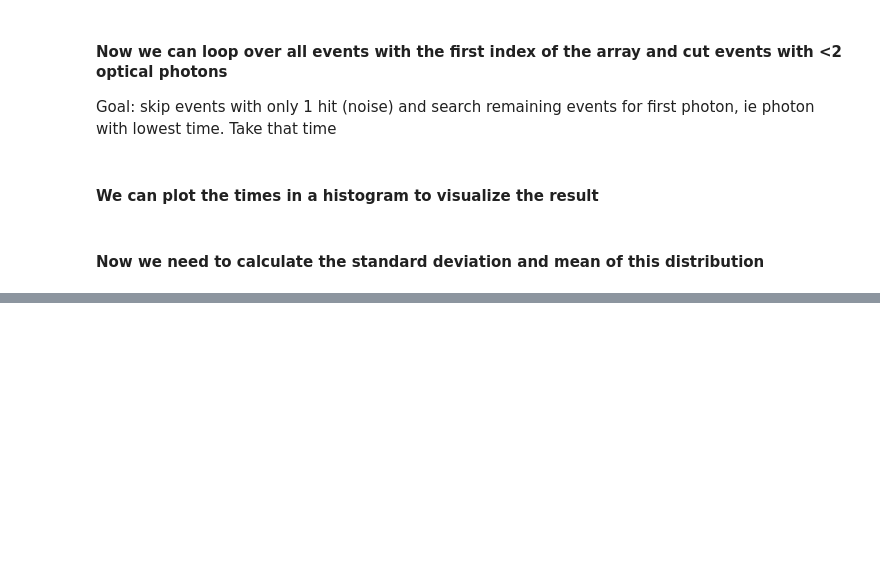
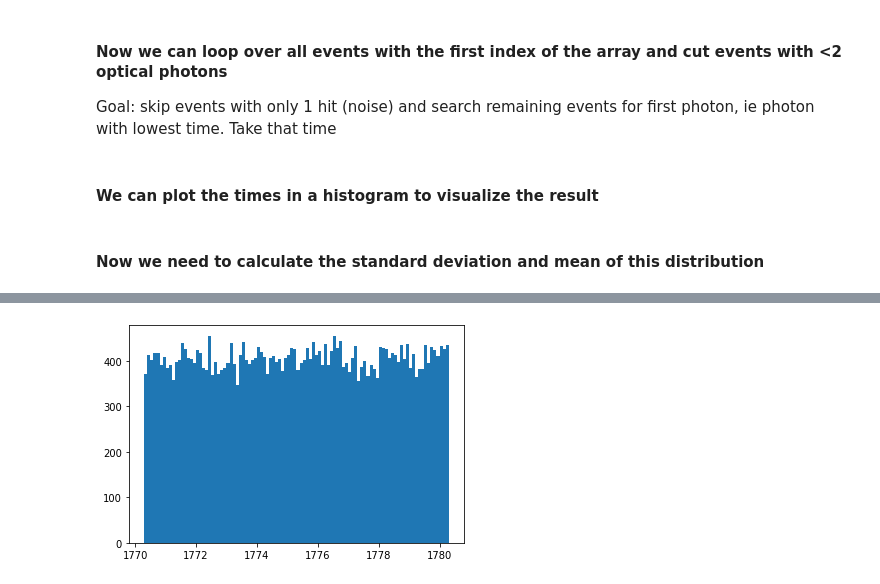
Before and after one commit to RowanKell/work_eic, a Jupyter notebook: macros/time_res/time_resolution.ipynb, the cells around one changed output, grey strips where cells are left out. Saved outputs shown, nothing was run; the diff lists cells and outputs as text; code cells hidden in the pictures; blank space fills up the shorter version.

```diff
--- a/macros/time_res/time_resolution.ipynb
+++ b/macros/time_res/time_resolution.ipynb
@@ -76,0 +142,5 @@ array([ 2.,  3.,  4.,  5.,  6.,  7.,  8.,  9., 10., 11., 12., 13., 14.,
+# %%
+plot.hist(x_pos,100)
+plot.show()
+# %% [output]
+[figure, added]
```
Also changed, not shown: parts of 15 cells of this notebook, 50 other files.
